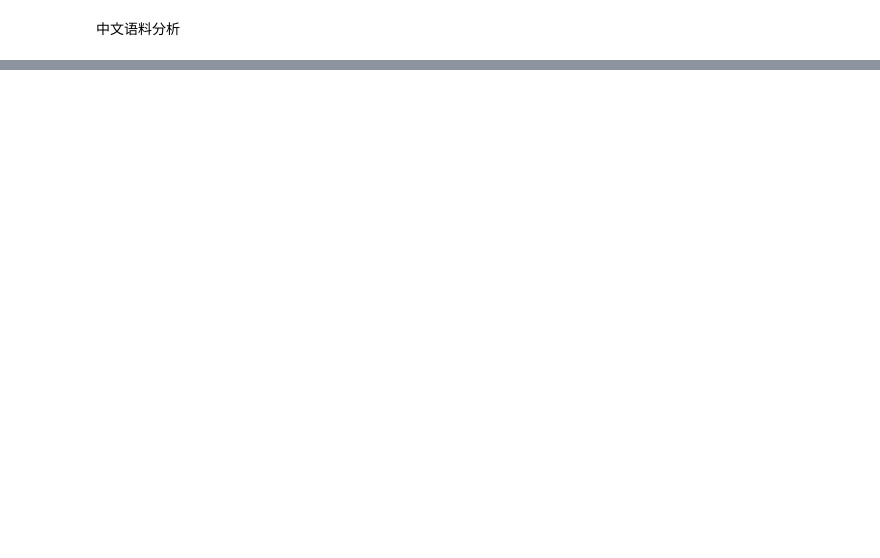
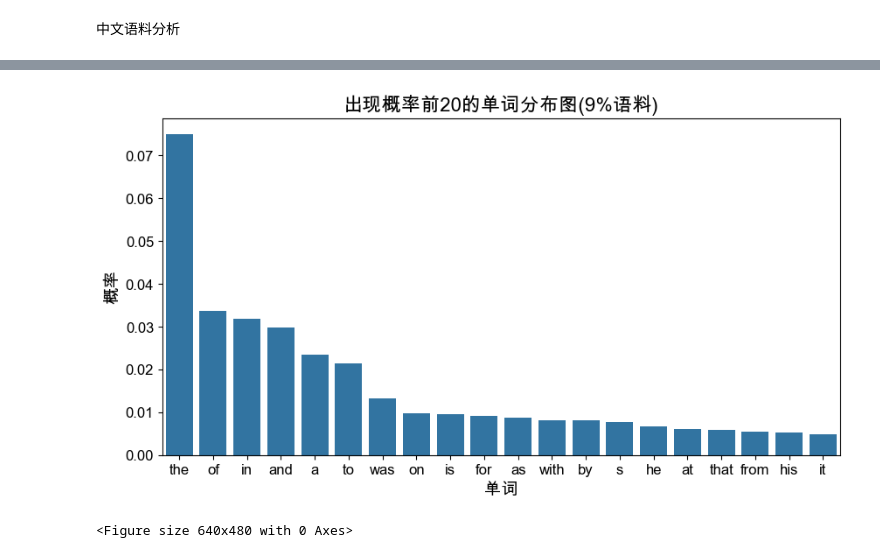
Before and after one commit to ohemarla/NLP_project_2025fall, a Jupyter notebook: HW1/StatisticAnalysis.ipynb, the cells around one changed output, grey strips where cells are left out. Saved outputs shown, nothing was run; the diff lists cells and outputs as text; code cells hidden in the pictures; blank space fills up the shorter version.

```diff
--- a/HW1/StatisticAnalysis.ipynb
+++ b/HW1/StatisticAnalysis.ipynb
@@ -68,0 +268,17 @@ plt.title('Top 20 Chinese Characters by Probability')
+# %%
+plt.style.use('default')
+
+plt.rcParams['font.sans-serif'] = ['Arial Unicode MS']
+plt.rcParams['axes.unicode_minus'] = False
+
+plt.figure(figsize=(10, 5))
+plt.xticks(fontsize=12)
+plt.yticks(fontsize=12)
+
+sns.barplot(x='letter', y='prob', data=en_letter_stats9)
+plt.title('字母出现概率分布图(9%语料)', fontsize=16)
+plt.xlabel('字母', fontsize=14)
+plt.ylabel('概率', fontsize=14)
+
+plt.show()
+plt.savefig('en_letter_distribution9.png', dpi=300)
@@ -68,0 +288,20 @@ plt.title('Top 20 Chinese Characters by Probability')
+# %%
+plt.style.use('default')
+
+plt.rcParams['font.sans-serif'] = ['Arial Unicode MS']
+plt.rcParams['axes.unicode_minus'] = False
+
+plt.figure(figsize=(10, 5))
+plt.xticks(fontsize=12)
+plt.yticks(fontsize=12)
+
+sns.barplot(x='word', y='prob', data=en_word_stats9.head(20))
+plt.title('出现概率前20的单词分布图(9%语料)', fontsize=16)
+plt.xlabel('单词', fontsize=14)
+plt.ylabel('概率', fontsize=14)
+
+plt.show()
+plt.savefig('en_word_distribution9.png', dpi=300)
+# %% [output]
+[figure, added]
+<Figure size 640x480 with 0 Axes>
```
Also changed, not shown: parts of 27 cells of this notebook, 13 other files.
